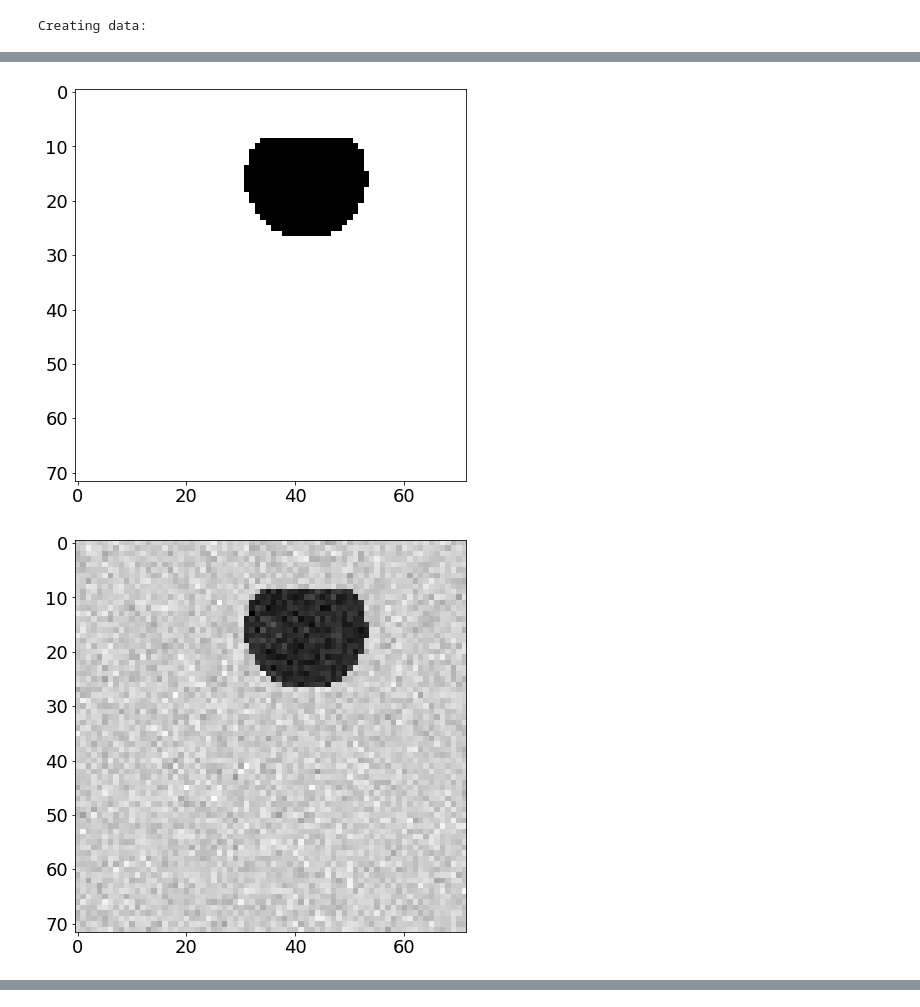
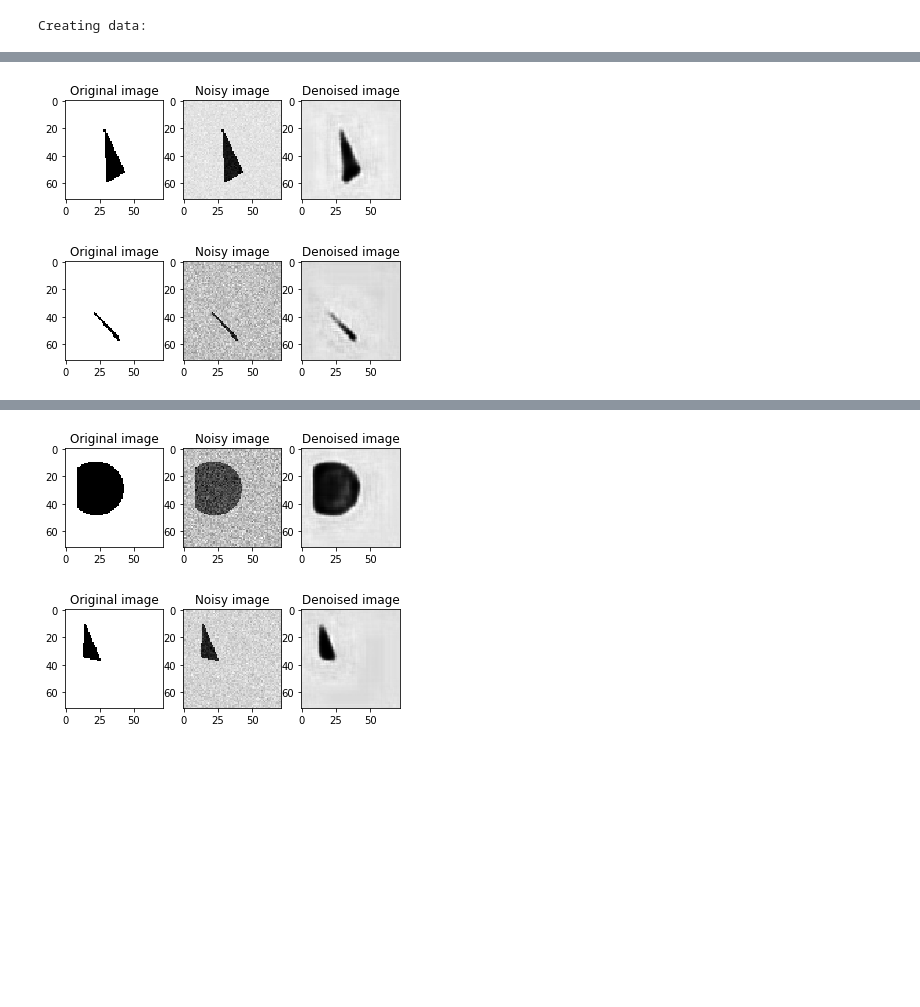
Before and after one commit to LouisTrezzini/mva-deep-learning, a Jupyter notebook: mp1/MP1_Louis_TREZZINI.ipynb, the cells around one changed output, grey strips where cells are left out. Drawn from its saved outputs; the diff is of its cells as text; code cells hidden in the pictures; blank space fills up the shorter version.

```diff
--- a/mp1/MP1_Louis_TREZZINI.ipynb
+++ b/mp1/MP1_Louis_TREZZINI.ipynb
@@ -348,6 +367,8 @@ for i in range(5):
 # Image Denoising
 # %%
 X_train, Y_train = generate_dataset_denoising(300)
+X_train /= 255
+Y_train /= 255
 # %% [output]
 Creating data:
 # %%
@@ -433,14 +454,21 @@ Epoch 30/30
 <keras.callbacks.History at 0x...>
 # %%
 X_test, Y_test = generate_dataset_denoising(20)
+X_test /= 255
+Y_test /= 255
 model.evaluate(X_test, Y_test)
 Y_pred = model.predict(X_test)
 
-plt.imshow(X_test[0].reshape(72, 72), cmap='gray')
-plt.show()
-plt.imshow(Y_test[0].reshape(72, 72), cmap='gray')
-plt.show()
-plt.imshow(Y_pred[0].reshape(72, 72), cmap='gray')
-plt.show()
+for k in range(5):
+    plt.subplot(1, 3, 1)
+    plt.imshow(X_test[k].reshape(72, 72), cmap='gray')
+    plt.title('Original image')
+    plt.subplot(1, 3, 2)
+    plt.imshow(Y_test[k].reshape(72, 72), cmap='gray')
+    plt.title('Noisy image')
+    plt.subplot(1, 3, 3)
+    plt.imshow(Y_pred[k].reshape(72, 72), cmap='gray')
+    plt.title('Denoised image')
+    plt.show()
 # %% [output]
 Creating data:
@@ -448,2 +476,2 @@ Creating data:
-[figure, old version]
+[figure, new version]
-[figure, old version]
+[figure, new version]
@@ -450,0 +479,2 @@ Creating data:
+[figure, added]
+[figure, added]
```
Also changed, not shown: parts of 24 cells of this notebook.
